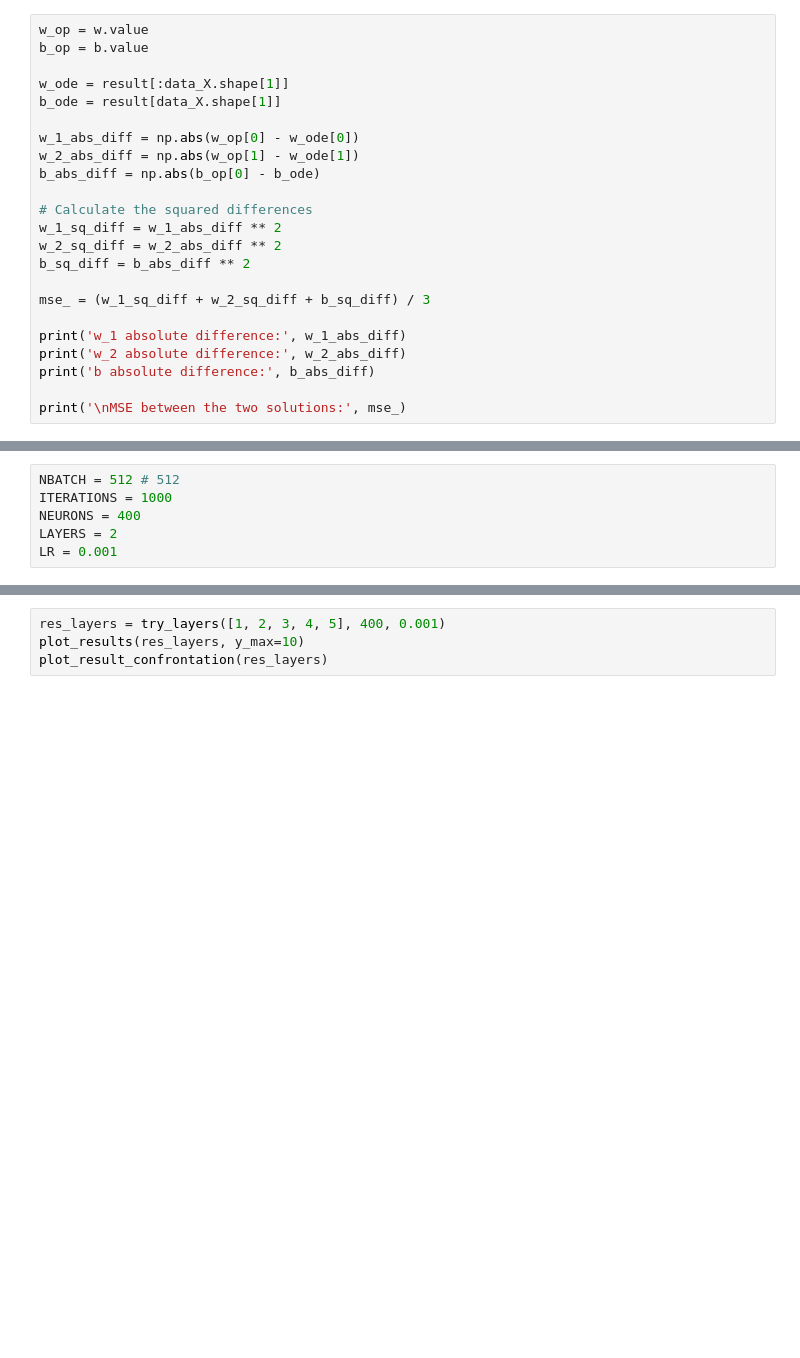
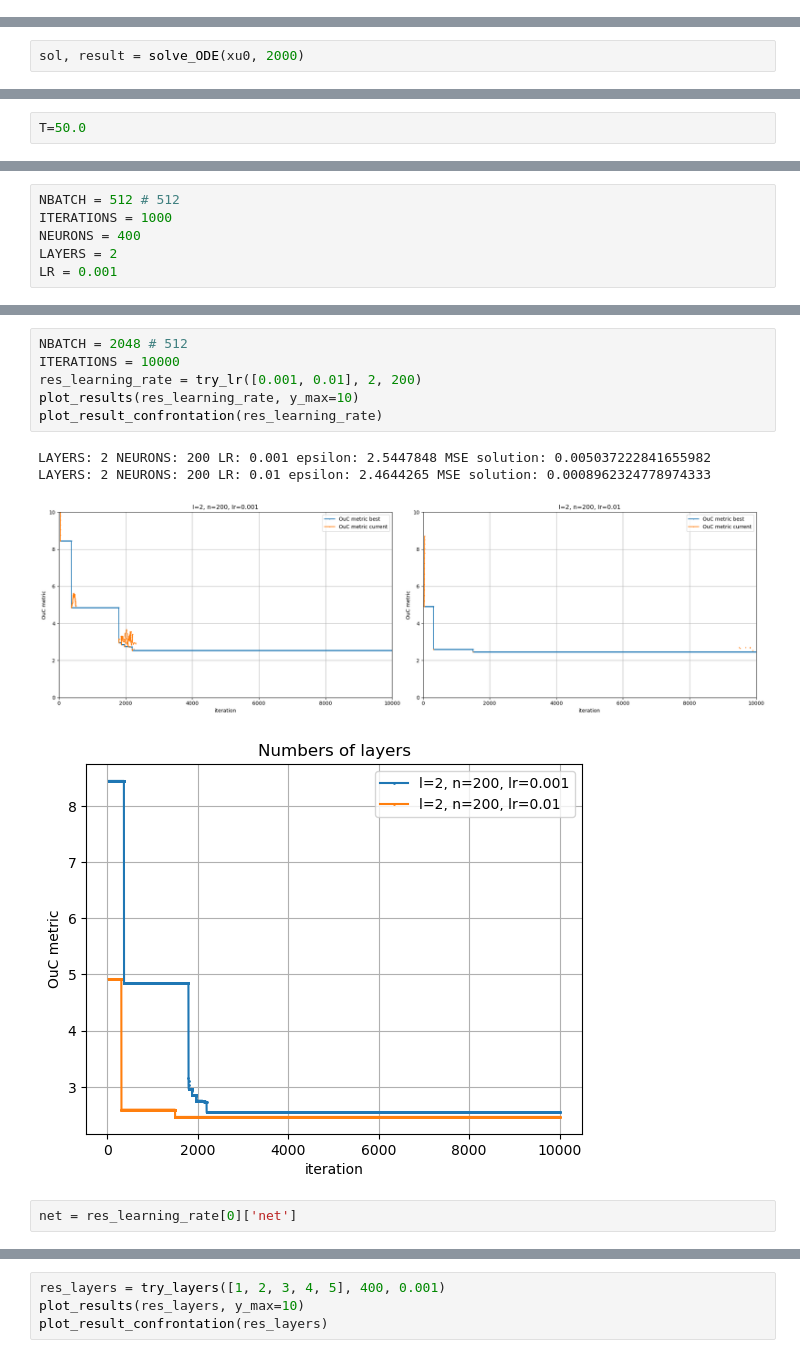
Before and after one commit to vedovati-matteo/master-thesis, a Jupyter notebook: code/svm_test/SVM_hard_2_10.ipynb, the cells around one changed output, grey strips where cells are left out. Saved outputs shown, nothing was run; the diff lists cells and outputs as text; blank space fills up the shorter version.

```diff
--- a/code/svm_test/SVM_hard_2_10.ipynb
+++ b/code/svm_test/SVM_hard_2_10.ipynb
@@ -266,23 +299,0 @@ T=20.0
-# %%
-w_op = w.value
-b_op = b.value
-
-w_ode = result[:data_X.shape[1]]
-b_ode = result[data_X.shape[1]]
-
-w_1_abs_diff = np.abs(w_op[0] - w_ode[0])
-w_2_abs_diff = np.abs(w_op[1] - w_ode[1])
-b_abs_diff = np.abs(b_op[0] - b_ode)
-
-# Calculate the squared differences
-w_1_sq_diff = w_1_abs_diff ** 2
-w_2_sq_diff = w_2_abs_diff ** 2
-b_sq_diff = b_abs_diff ** 2
-
-mse_ = (w_1_sq_diff + w_2_sq_diff + b_sq_diff) / 3
-
-print('w_1 absolute difference:', w_1_abs_diff)
-print('w_2 absolute difference:', w_2_abs_diff)
-print('b absolute difference:', b_abs_diff)
-
-print('\nMSE between the two solutions:', mse_)
@@ -309,0 +340,2 @@ Array([ 0.486799  , -2.9898167 , -1.6553485 , -3.6331048 , -0.9770647 ,
+# %%
+sol, result = solve_ODE(xu0, 2000)
@@ -310,5 +351,7 @@ Array([ 0.486799  , -2.9898167 , -1.6553485 , -3.6331048 , -0.9770647 ,
 # %% [markdown]
 # 3. The method
+# %%
+T=50.0
 # %%
 class FNN(nn.Module):
     def __init__(self, y0):
@@ -633,3 +676,16 @@ def get_error(r):
      mse_ = (np.sum(w_sq_diff) + b_sq_diff) / (len(w_sq_diff) + 1)
 
      return mse_
+# %%
+NBATCH = 2048 # 512
+ITERATIONS = 10000
+res_learning_rate = try_lr([0.001, 0.01], 2, 200)
+plot_results(res_learning_rate, y_max=10)
+plot_result_confrontation(res_learning_rate)
+# %% [output]
+LAYERS: 2 NEURONS: 200 LR: 0.001 epsilon: 2.5447848 MSE solution: 0.005037222841655982
+LAYERS: 2 NEURONS: 200 LR: 0.01 epsilon: 2.4644265 MSE solution: 0.0008962324778974333
+[figure, added]
+[figure, added]
+# %%
+net = res_learning_rate[0]['net']
```
Also changed, not shown: parts of 23 cells of this notebook, 11 other files.
